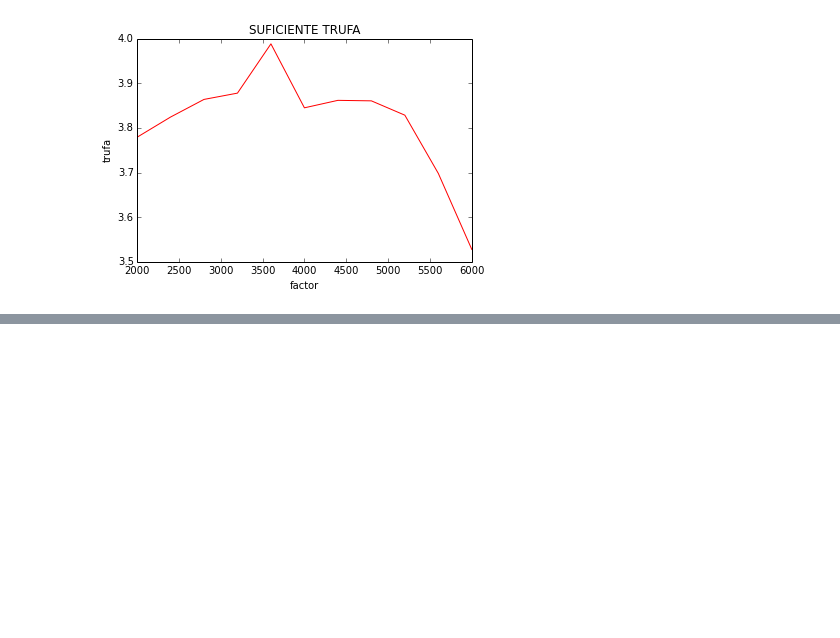
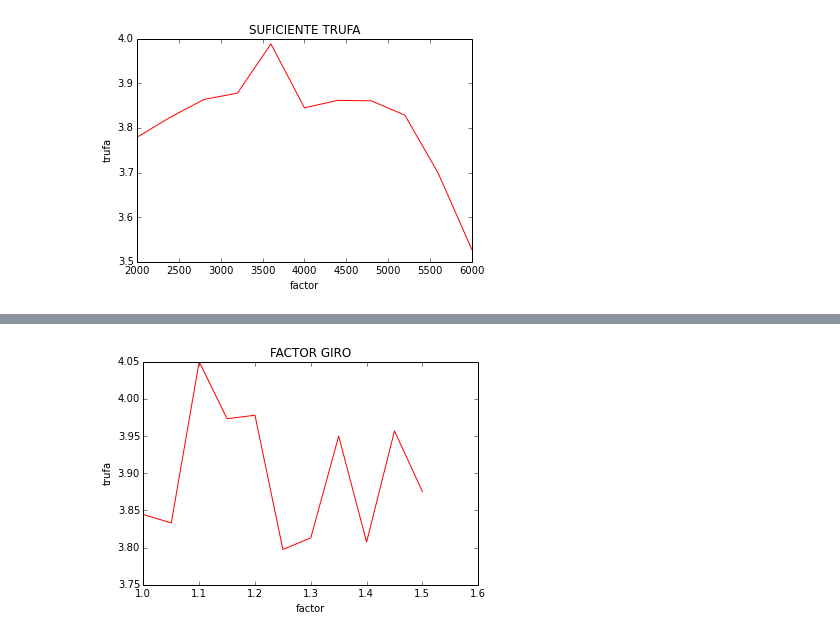
Before and after one commit to M42/agent-ia, a Jupyter notebook: agent/test.ipynb, the cells around one changed output, grey strips where cells are left out. Saved outputs shown, nothing was run; the diff lists cells and outputs as text; code cells hidden in the pictures; blank space fills up the shorter version.

Commit message:
GIRO_FACTOR analysis

```diff
--- a/agent/test.ipynb
+++ b/agent/test.ipynb
@@ -122,0 +129,16 @@ show()
+# %%
+from pylab import *
+x = linspace(1,1.5,11)
+y = []
+for xi in x:
+    make("-DMAP -DFACTOR_GIRO=" + str(xi))
+    y.append(goodness(testmaps()))
+# %%
+figure()
+plot(x, y, 'r')
+xlabel('factor')
+ylabel('trufa')
+title('FACTOR GIRO')
+show()
+# %% [output]
+[figure, added]
```
Also changed, not shown: parts of 2 cells of this notebook, 1 other file.
